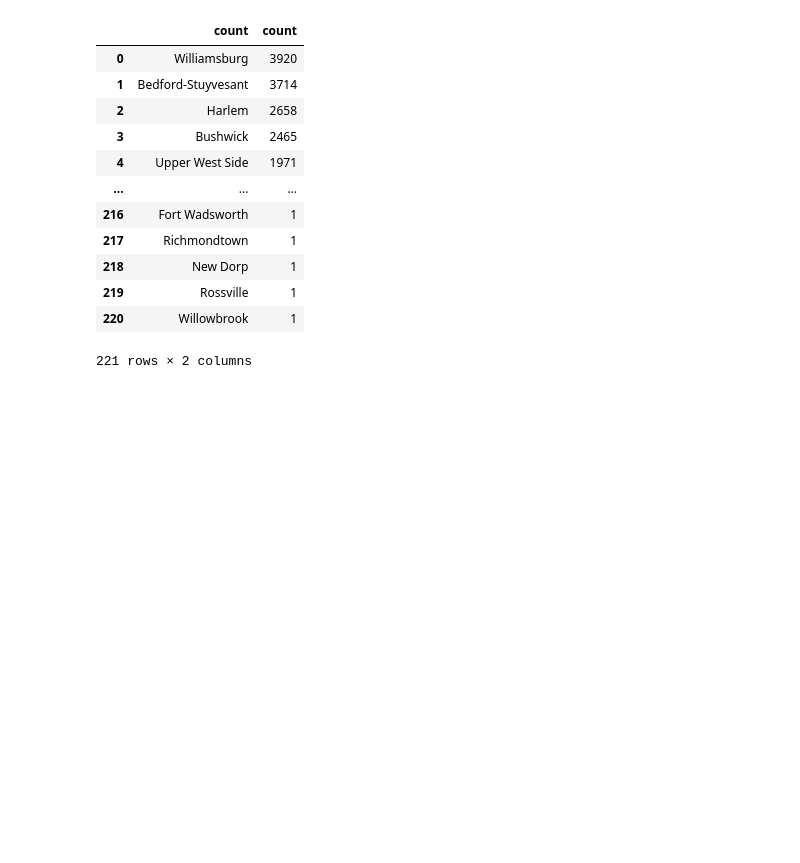
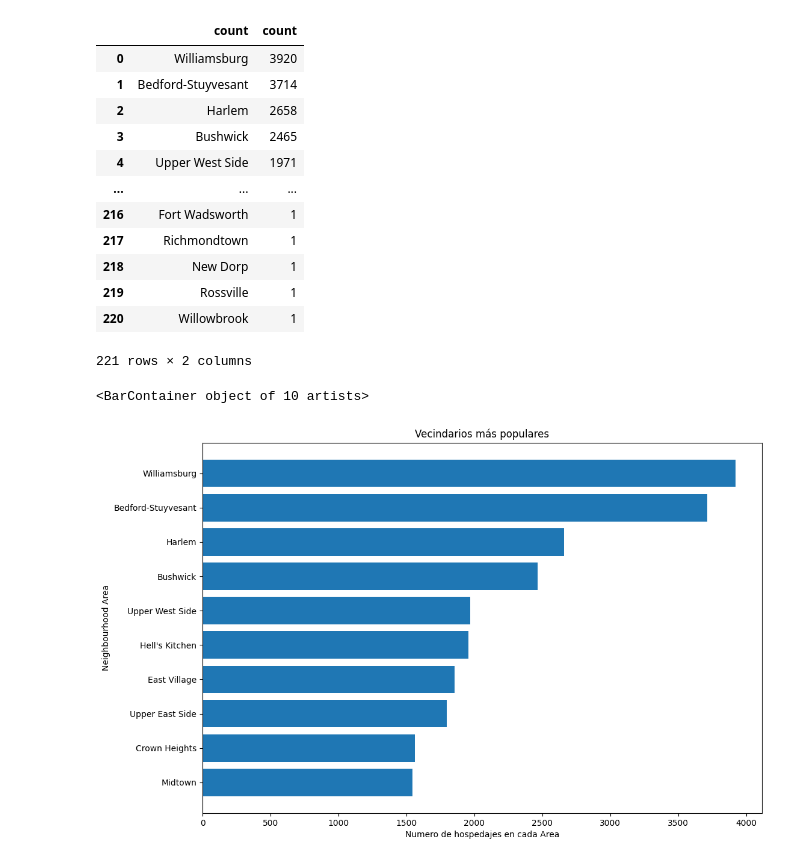
Before and after one commit to luiscmilano/machine-learning-python-template, a Jupyter notebook: src/explore.ipynb, the cells around one changed output. Saved outputs shown, nothing was run; the diff lists cells and outputs as text; code cells hidden in the pictures; blank space fills up the shorter version.

```diff
--- a/src/explore.ipynb
+++ b/src/explore.ipynb
@@ -188,3 +188,19 @@ df2
 | 219 | Rossville | 1 |
 | 220 | Willowbrook | 1 |
 221 rows × 2 columns
+# %%
+data = df.neighbourhood.value_counts()[:10]
+plt.figure(figsize=(12, 8))
+x = list(data.index)
+y = list(data.values)
+x.reverse()
+y.reverse()
+
+plt.title("Vecindarios más populares")
+plt.ylabel("Neighbourhood Area")
+plt.xlabel("Numero de hospedajes en cada Area")
+
+plt.barh(x, y)
+# %% [output]
+<BarContainer object of 10 artists>
+[figure, added]
```
Also changed, not shown: parts of 2 cells of this notebook.
